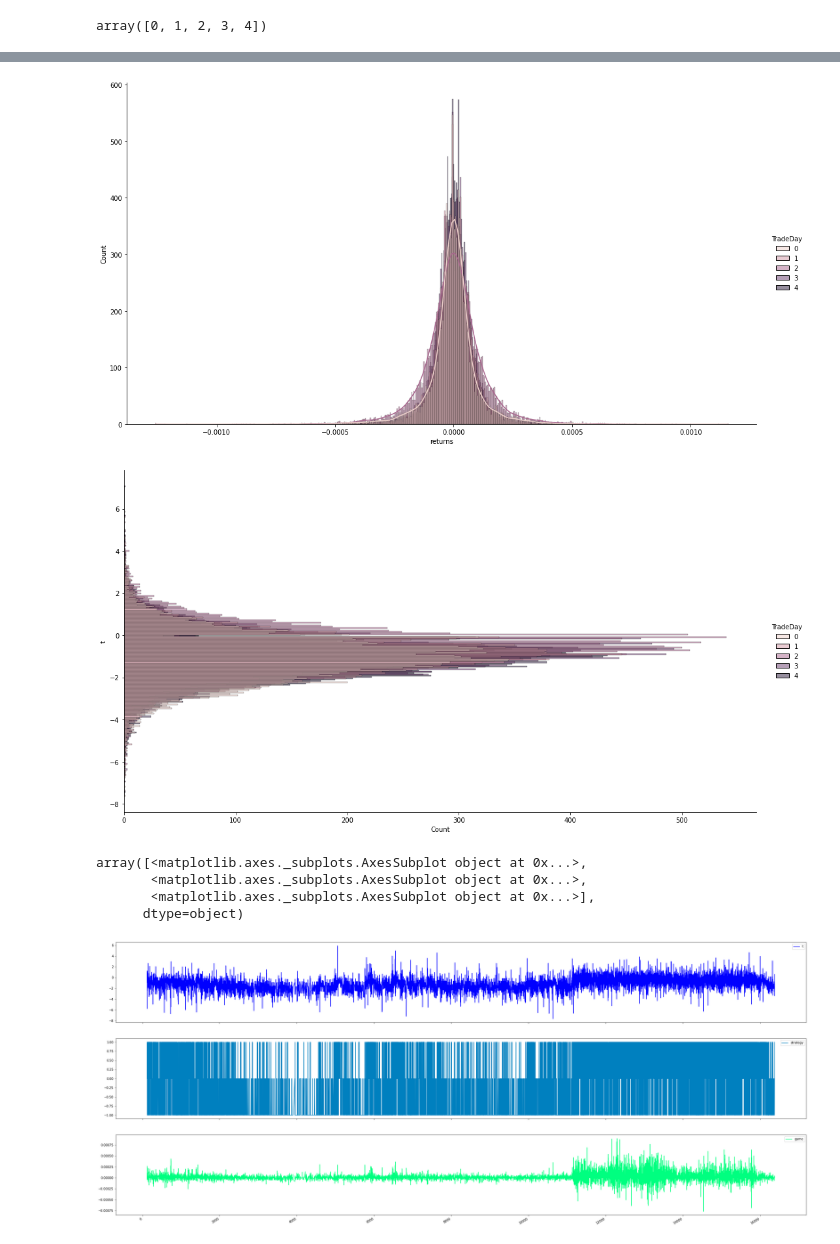
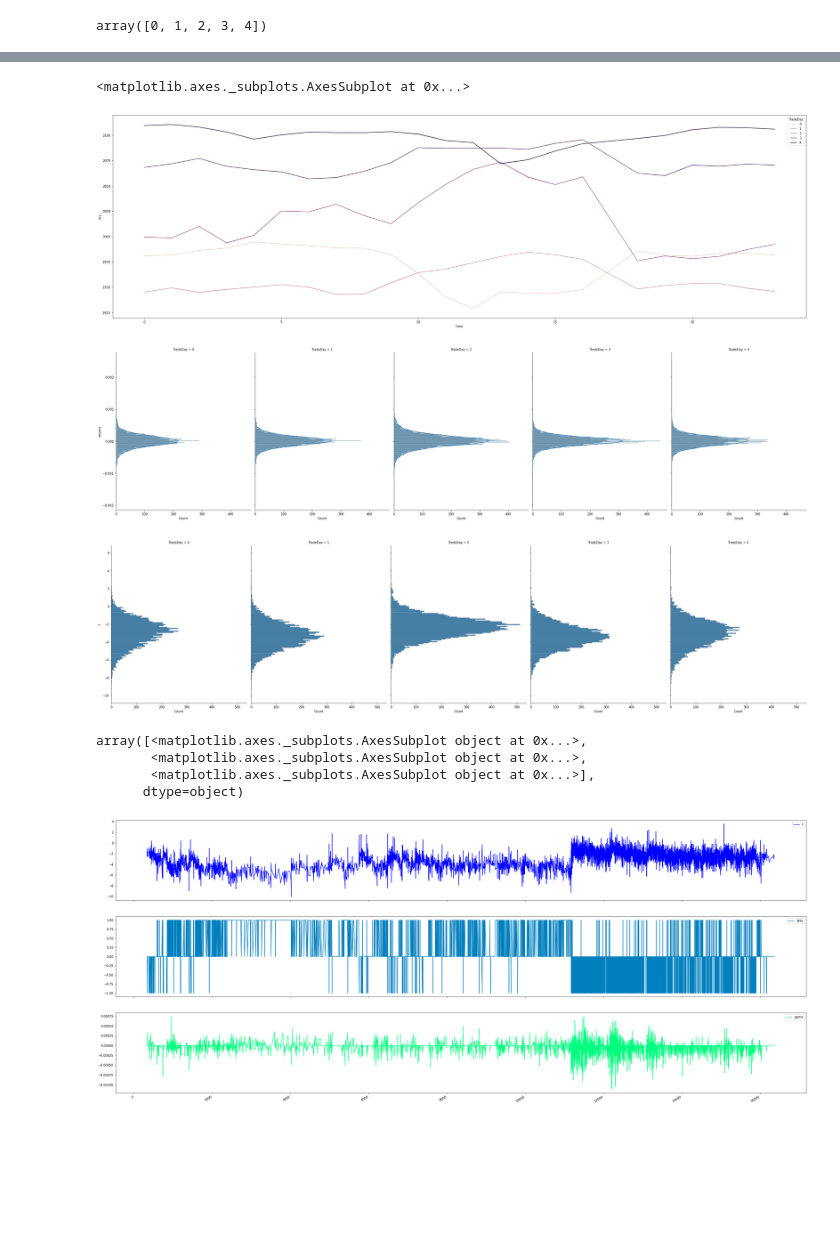
Before and after one commit to hublun/TWSApi, a Jupyter notebook: TWS_BackTesting.ipynb, the cells around one changed output, grey strips where cells are left out. Cells and saved outputs as stored; diff of their text form; code cells hidden in the pictures; blank space fills up the shorter version.

```diff
--- a/TWS_BackTesting.ipynb
+++ b/TWS_BackTesting.ipynb
@@ -62,3 +71,9 @@ df['strategy']=df.t.apply(lambda x: 1 if x > tupp else -1 if x < tlow else 0)
-# %%
-df['game'] = df.strategy.shift(1)*df.returns
+# %%
+df["static_play"] = np.where(df.t < tlow, -1,(np.where(df.t>tupp, 1, 0)))
+# %%
+df["dynamic_play"]=np.where(df.t<df.tll,-1,(np.where(df.t>df.tul, 1, 0)))
+# %%
+df['game'] = df.play.shift(1)*df.returns
+df['sgame'] = df.static_play.shift(1)*df.returns
+df['dgame'] = df.dynamic_play.shift(1)*df.returns
 # %%
@@ -75,12 +87,20 @@ df.avg.plot(figsize=(33,12), colormap="copper")
+# %%
+# df.avg.plot(figsize=(33,12), colormap="copper")
+a4_dims = (40,12)
+fig, axes = plt.subplots(nrows=1,ncols=1,figsize=a4_dims)
+sns.lineplot(data=df, x='Hour', y='avg', hue='TradeDay')
+# %% [output]
+<matplotlib.axes._subplots.AxesSubplot at 0x...>
+[figure, added]
 # %%
 a4_dims = (40,20)
-#fig, axes = plt.subplots(nrows=1,ncols=2,figsize=a4_dims)
-sns.displot(data=df,x="returns" ,kde=True, hue="TradeDay",height=8, aspect=1.8)
-sns.displot(data=df,y="t" ,hue="TradeDay",height=8, aspect=1.8)
+# fig, axes = plt.subplots(nrows=1,ncols=2,figsize=a4_dims)
+sns.displot(data=df,y="returns" ,kde=True, col="TradeDay",height=8, aspect=0.8)
+sns.displot(data=df,y="t" ,col="TradeDay",height=8, aspect=0.8)
 plt.show()
 # %% [output]
-[figure, old version]
+[figure, new version]
-[figure, old version]
+[figure, new version]
 # %%
 # a4_dims = (40,50)
 # fig, axes = plt.subplots(nrows=4,ncols=1,figsize=a4_dims)
@@ -99,13 +119,13 @@ plt.show()
 #   if row["t_val24"] > 2:
 #     print(row["avg"])
 # %%
-df[(df.TradeDay==0)][['t','strategy', 'game']].plot(kind='line', subplots=True, use_index=True,figsize=(40,18), colormap='winter')
+df[(df.TradeDay==0)][['t','play', 'game']].plot(kind='line', subplots=True, use_index=True,figsize=(40,18), colormap='winter')
 # %% [output]
 array([<matplotlib.axes._subplots.AxesSubplot object at 0x...>,
        <matplotlib.axes._subplots.AxesSubplot object at 0x...>,
        <matplotlib.axes._subplots.AxesSubplot object at 0x...>],
       dtype=object)
-[figure, old version]
+[figure, new version]
 # %%
 df[['game', 'returns']].apply(np.exp).plot(kind='kde', subplots=False, use_index=True,figsize=(20,13), colormap='winter')
 # %% [output]
```
Also changed, not shown: parts of 12 cells of this notebook.
